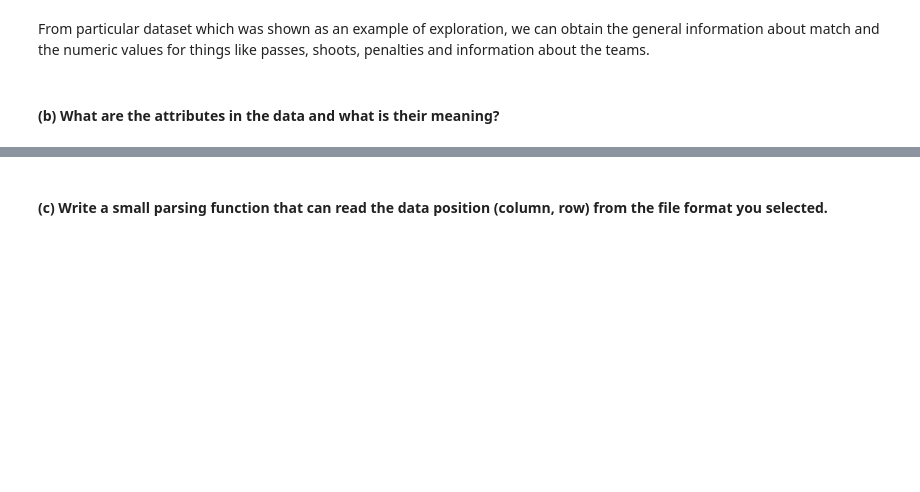
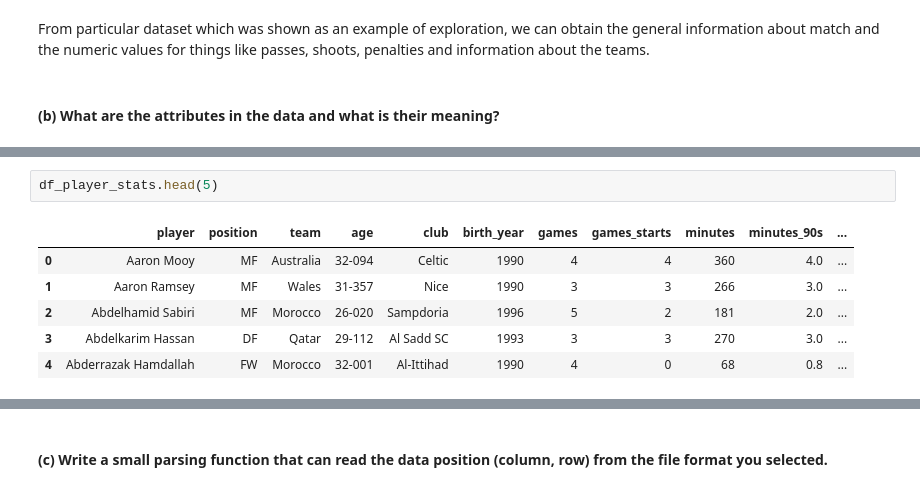
Before and after one commit to AlexRaudvee/Visualization, a Jupyter notebook: jbi100_app/Data_exploration.ipynb, the cells around one changed output, grey strips where cells are left out. Saved outputs shown, nothing was run; the diff lists cells and outputs as text; blank space fills up the shorter version.

```diff
--- a/jbi100_app/Data_exploration.ipynb
+++ b/jbi100_app/Data_exploration.ipynb
@@ -258,0 +271,9 @@ in our data set that I choosed, we have:
+# %%
+df_player_stats.head(5)
+# %% [output]
+|  | player | position | team | age | club | birth_year | games | games_starts | minutes | minutes_90s | ... |
+| 0 | Aaron Mooy | MF | Australia | 32-094 | Celtic | 1990 | 4 | 4 | 360 | 4.0 | ... |
+| 1 | Aaron Ramsey | MF | Wales | 31-357 | Nice | 1990 | 3 | 3 | 266 | 3.0 | ... |
+| 2 | Abdelhamid Sabiri | MF | Morocco | 26-020 | Sampdoria | 1996 | 5 | 2 | 181 | 2.0 | ... |
+| 3 | Abdelkarim Hassan | DF | Qatar | 29-112 | Al Sadd SC | 1993 | 3 | 3 | 270 | 3.0 | ... |
+| 4 | Abderrazak Hamdallah | FW | Morocco | 32-001 | Al-Ittihad | 1990 | 4 | 0 | 68 | 0.8 | ... |
```
Also changed, not shown: parts of 4 cells of this notebook.
